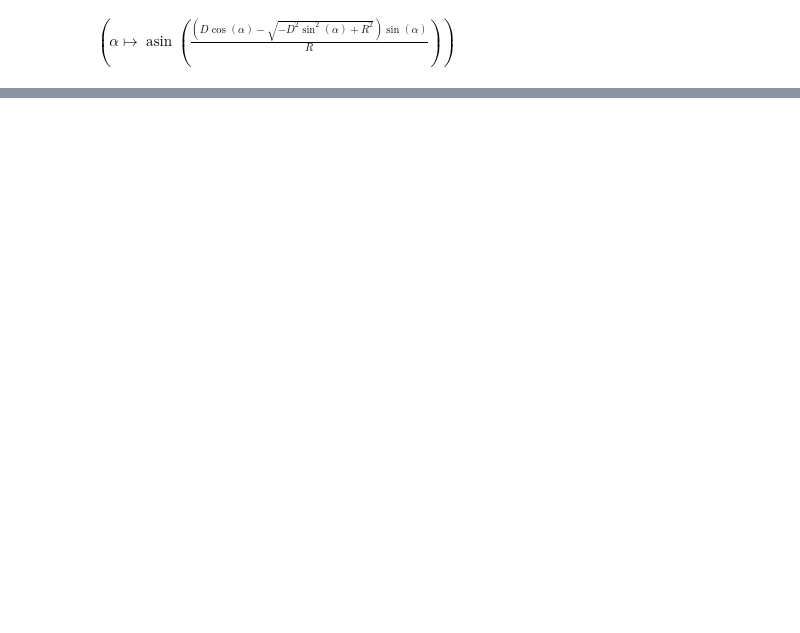
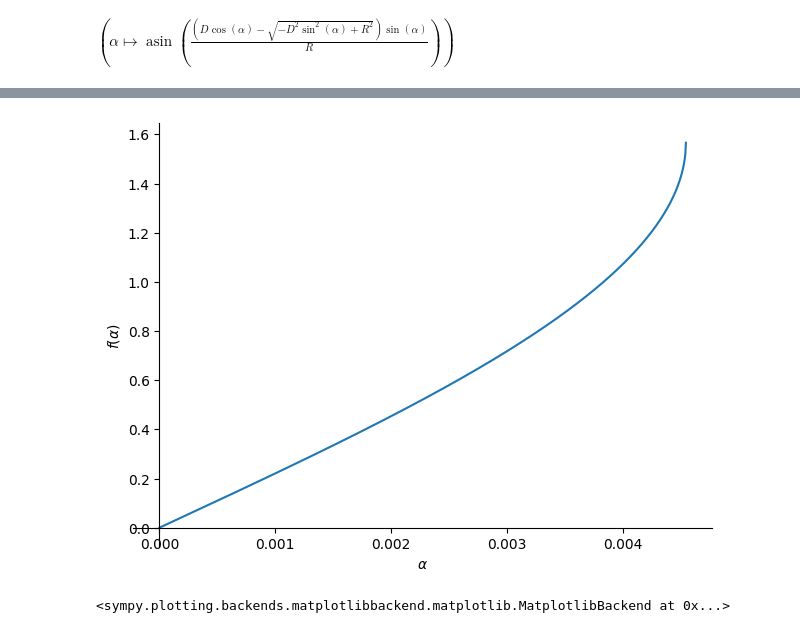
Before and after one commit to alvazi2/RelativisticIllumination, a Jupyter notebook: MoonSweep.ipynb, the cells around one changed output, grey strips where cells are left out. Drawn from its saved outputs; the diff is of its cells as text; code cells hidden in the pictures; blank space fills up the shorter version.

Commit message:
Function and plot for arrival time by angle

```diff
--- a/MoonSweep.ipynb
+++ b/MoonSweep.ipynb
@@ -60,4 +61,5 @@ L_min = D - R
 L_max = sqrt(D*D - R*R)
 # %%
 # Maximum angle of Moon (full moon appears with angular diameter 2 * alpha_max)
-alpha_max = asin(L_max/R)
+alpha_max = asin(R/D)
+alpha_max
@@ -67,3 +71,12 @@ surfaceAngle = Lambda(alpha, beta)
 surfaceAngle
 # %% [output]
 $\displaystyle \left( \alpha \mapsto \operatorname{asin}{\left(\frac{\left(D \cos{\left(\alpha \right)} - \sqrt{- D^{2} \sin^{2}{\left(\alpha \right)} + R^{2}}\right) \sin{\left(\alpha \right)}}{R} \right)} \right)$
+# %%
+# Values for Earth - Moon system
+speedOfLight = 300000.0      # speed of light in vacuum (km/s)
+distanceEarthMoon = 382500.0 # distance Earth - Moon (average) (km)
+moonRadius = 1737.5          # Moon radius (km)
+# %%
+# Replace variables with values for Earth - Moon system
+surfaceAngleMoon = surfaceAngle.subs([(D, distanceEarthMoon), (R, moonRadius)])
+surfaceAngleMoon
@@ -69,0 +85,8 @@ $\displaystyle \left( \alpha \mapsto \operatorname{asin}{\left(\frac{\left(D \co
+# %%
+#
+alpha_maxMoon = alpha_max.subs([(D, distanceEarthMoon), (R, moonRadius)])
+alpha_maxMoon
+plot(surfaceAngleMoon(alpha), (alpha, 0, alpha_maxMoon))
+# %% [output]
+[figure, added]
+<sympy.plotting.backends.matplotlibbackend.matplotlib.MatplotlibBackend at 0x...>
```
Also changed, not shown: parts of 7 cells of this notebook.
